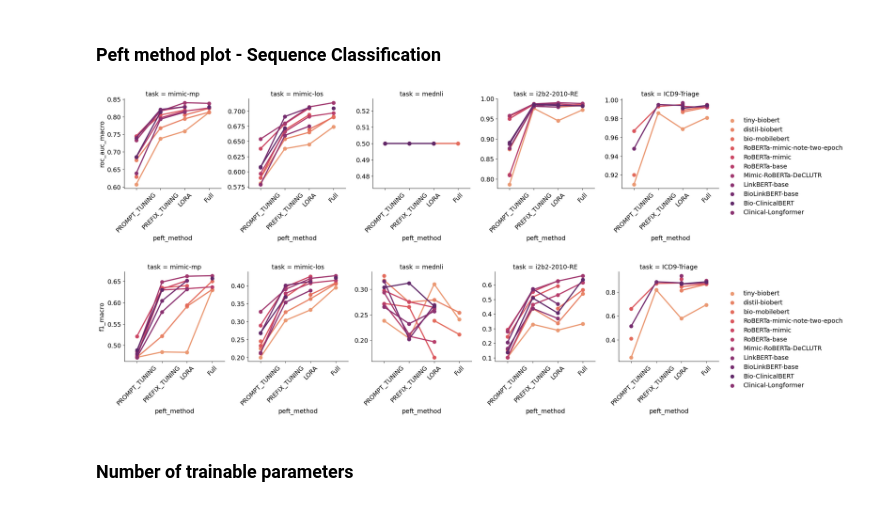
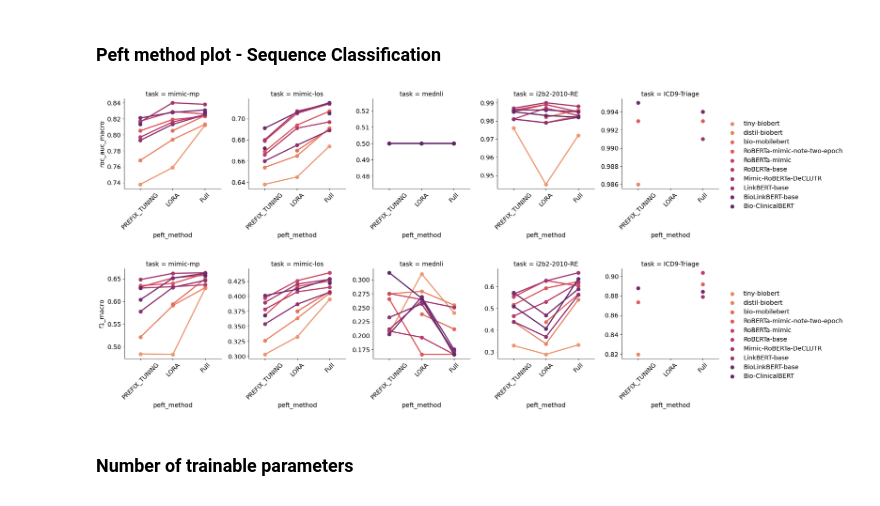
Before and after one commit to nlpie-research/efficient-ml, a Jupyter notebook: notebooks/load_tb_files.ipynb, the cells around one changed output. Cells and saved outputs as stored; diff of their text form; code cells hidden in the pictures.

```diff
--- a/notebooks/load_tb_files.ipynb
+++ b/notebooks/load_tb_files.ipynb
@@ -636,8 +656,12 @@ ner_pending_tasks.to_csv('../training_bash_scripts/pending_tasks_TOKEN_CLS.csv',
 # %% [markdown]
 ### Peft method plot - Sequence Classification
 # %%
+# peft_methods_to_plot = ['PROMPT_TUNING', 'PREFIX_TUNING', 'LORA', 'IA3', 'Full']
+peft_methods_to_plot = ['PREFIX_TUNING', 'LORA', 'Full']
 plot_df = cls_results_df.loc[cls_results_df['few_shot_n'] > 200].copy()
-plot_df.loc[plot_df['task'] == 'ICD9-Triage']
+# subset to only the peft methods we want to plot
+plot_df = plot_df.loc[plot_df['peft_method'].isin(peft_methods_to_plot)]
+
 plot_df.sort_values(['Model name', 'peft_method', 'task', 'few_shot_n', 'roc_auc_macro'],
                             ascending=False, inplace=True)
 plot_df.drop_duplicates(['Model name', 'peft_method', 'task', 'few_shot_n'], inplace=True)
@@ -645,22 +669,23 @@ plot_df['roc_auc_macro'] = plot_df['roc_auc_macro'].apply(lambda x: round(x, 3))
 # %%
 
 
 metrics = ['roc_auc_macro', 'f1_macro']
+
 for metric in metrics:
 
     fg = sns.FacetGrid(data=plot_df, col='task', sharey=False, legend_out=True, aspect = 1, height = 4)
     fg.map_dataframe(sns.pointplot, x='peft_method', y=metric, hue='Model name',
-                    order=['PROMPT_TUNING', 'PREFIX_TUNING', 'LORA', 'Full'],
+                    order=peft_methods_to_plot,
                     palette='flare')
     fg.add_legend()
     # handles, labels = fg.axes[0,0].get_legend_handles_labels()
     # fg.fig.legend(handles, labels)
     # sns.move_legend(ax, "upper left", bbox_to_anchor=(1.02, 0.4))
     fg.set_xticklabels(rotation = 45)
     plt.show()
 # %% [output]
-[figure, old version]
+[figure, new version]
-[figure, old version]
+[figure, new version]
 # %% [markdown]
 ### Number of trainable parameters
 # %%
```
Also changed, not shown: parts of 10 cells of this notebook, 3 other files.
